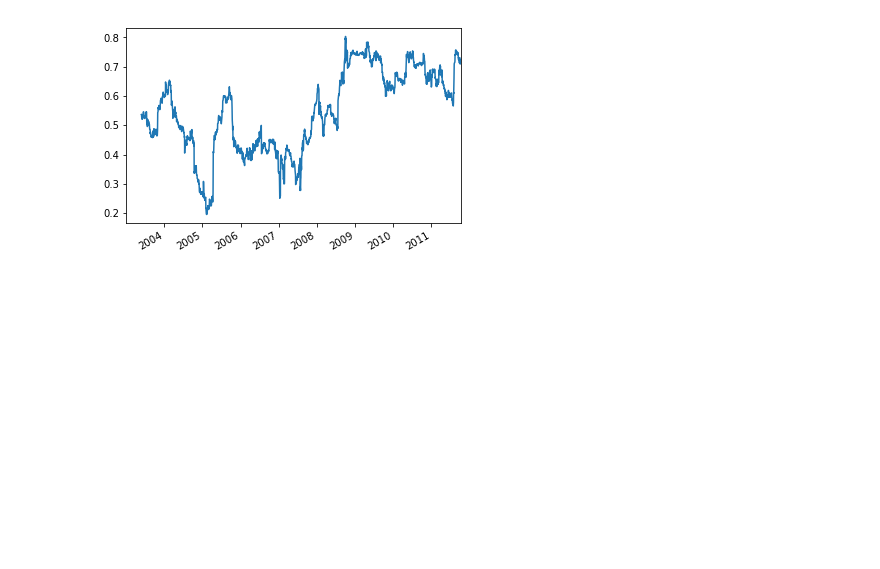
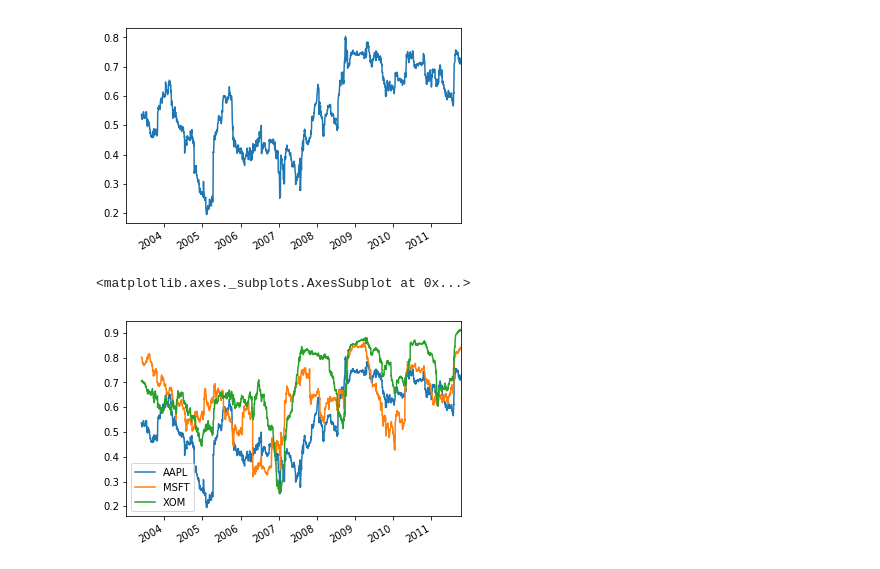
Before and after one commit to hugolu/learn-python, a Jupyter notebook: python-for-data-analysis/ch10-time-series.ipynb, the cells around one changed output. Drawn from its saved outputs; the diff is of its cells as text; code cells hidden in the pictures; blank space fills up the shorter version.

```diff
--- a/python-for-data-analysis/ch10-time-series.ipynb
+++ b/python-for-data-analysis/ch10-time-series.ipynb
@@ -671,3 +671,8 @@ corr.plot()
 # %% [output]
 <matplotlib.axes._subplots.AxesSubplot at 0x...>
 [figure]
+# %%
+returns.rolling(125, min_periods=100).corr(spx_rets).plot()
+# %% [output]
+<matplotlib.axes._subplots.AxesSubplot at 0x...>
+[figure, added]
```
Also changed, not shown: parts of 19 cells of this notebook, 1 other file.
